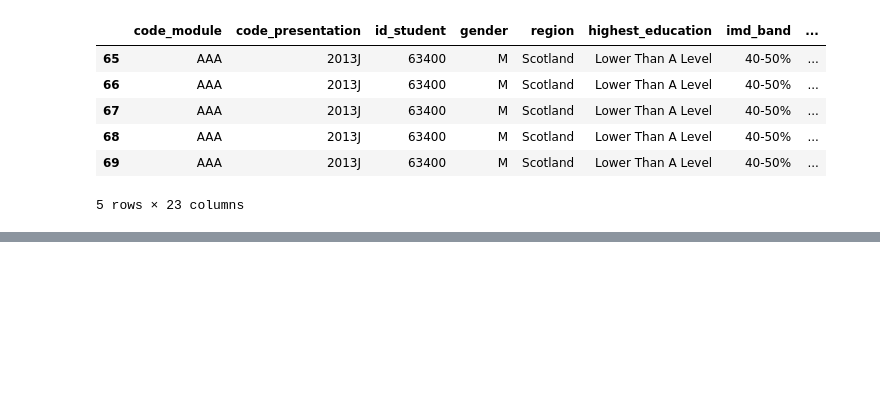
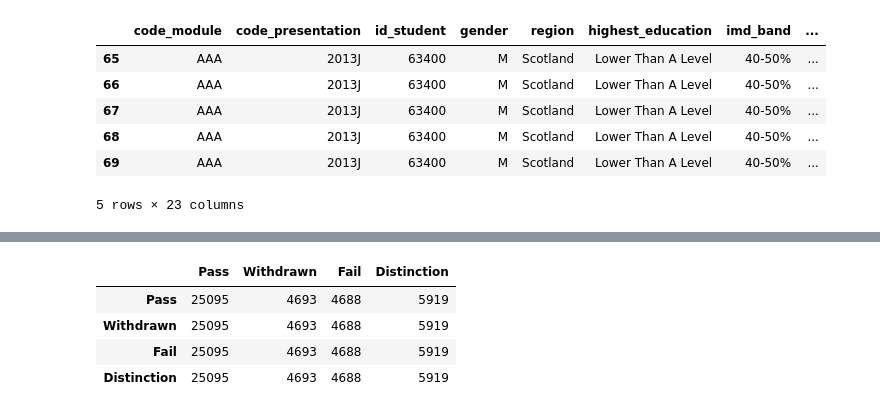
Before and after one commit to Heramb001/LearningAnalytics_Predicting_students_at-risk, a Jupyter notebook: CS_773_Data_Mining_Project_4_Modelling.ipynb, the cells around one changed output, grey strips where cells are left out. Saved outputs shown, nothing was run; the diff lists cells and outputs as text; code cells hidden in the pictures; blank space fills up the shorter version.

```diff
--- a/CS_773_Data_Mining_Project_4_Modelling.ipynb
+++ b/CS_773_Data_Mining_Project_4_Modelling.ipynb
@@ -227,0 +256,10 @@ student_data_final[student_data_final['id_student'] == 63400]
+# %%
+dft = {'Pass':25095, 'Withdrawn':4693, 'Fail':4688, 'Distinction':5919}
+df = pd.DataFrame(data=dft,index=dft.keys())
+df.head()
+# %% [output]
+|  | Pass | Withdrawn | Fail | Distinction |
+| Pass | 25095 | 4693 | 4688 | 5919 |
+| Withdrawn | 25095 | 4693 | 4688 | 5919 |
+| Fail | 25095 | 4693 | 4688 | 5919 |
+| Distinction | 25095 | 4693 | 4688 | 5919 |
```
Also changed, not shown: parts of 2 cells of this notebook, 2 other files.
